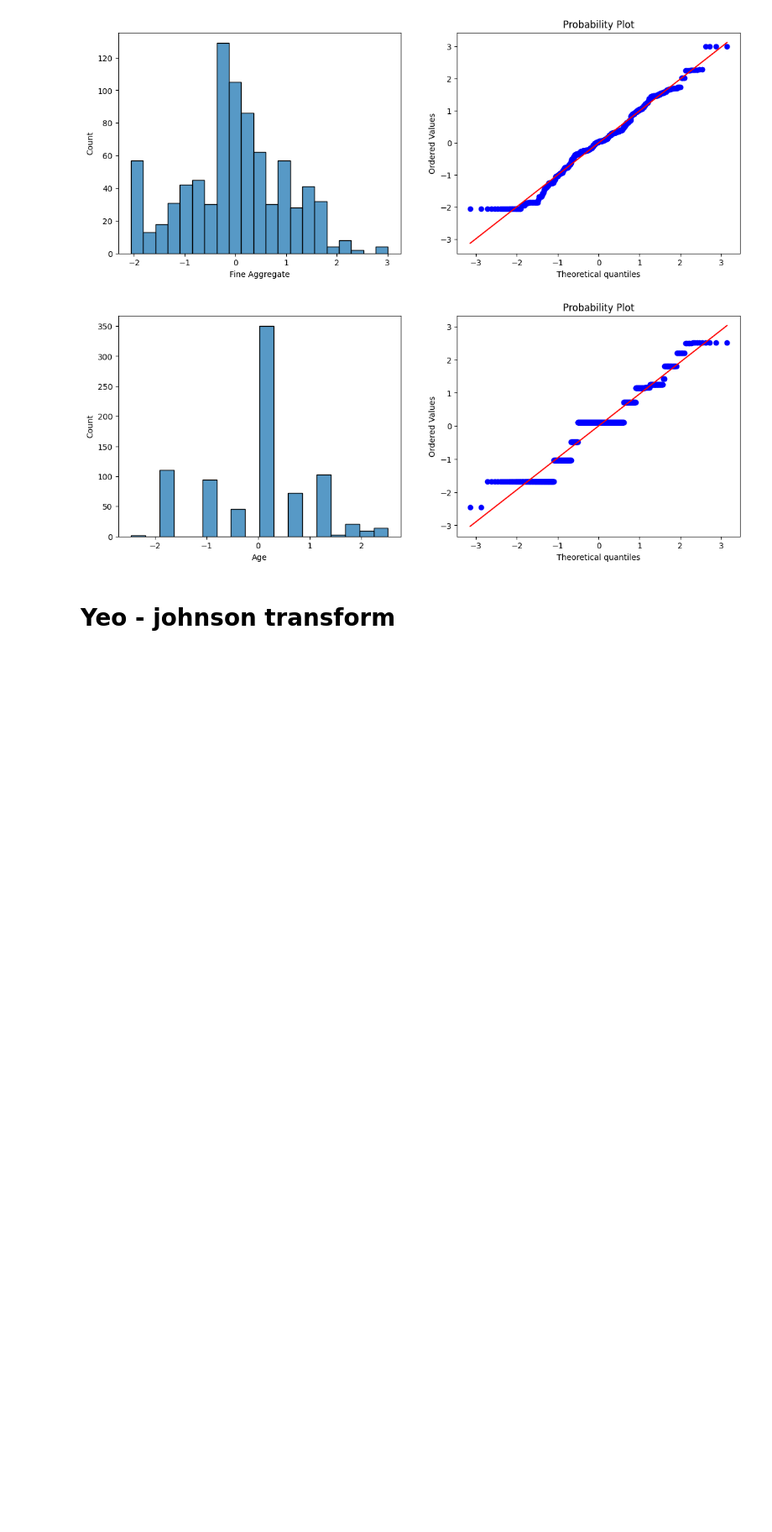
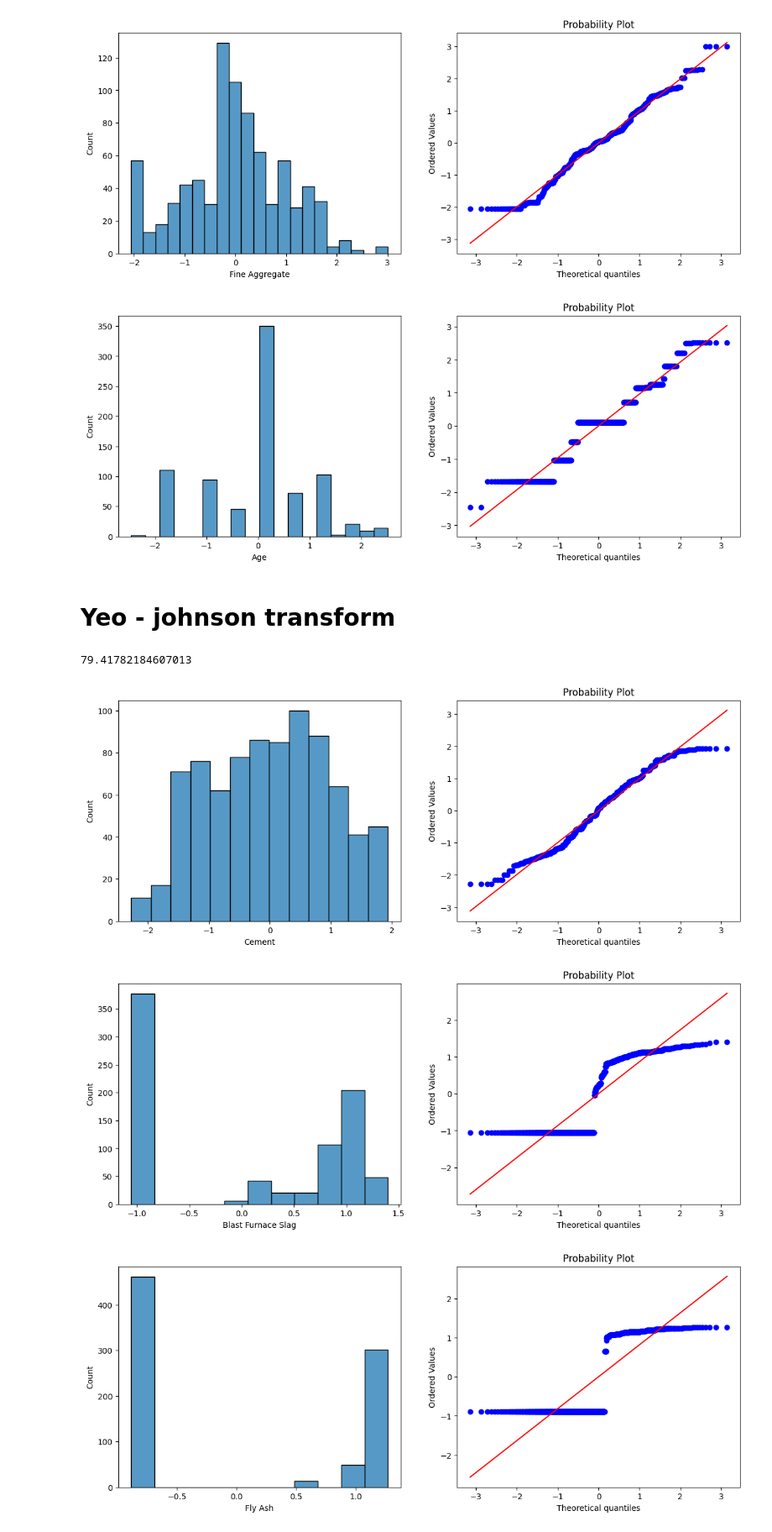
Before and after one commit to LuqmanCSE/Machine-Learning-Concepts, a Jupyter notebook: 11. Power Transformation/Box- cox & Yeo - Johnson.ipynb, the cells around one changed output. Shown at 84% size. Saved outputs shown, nothing was run; the diff lists cells and outputs as text; code cells hidden in the pictures; blank space fills up the shorter version.

Commit message:
add yeo-johnson transformation

```diff
--- a/11. Power Transformation/Box- cox & Yeo - Johnson.ipynb
+++ b/11. Power Transformation/Box- cox & Yeo - Johnson.ipynb
@@ -166,3 +162,28 @@ for col in X_train_transformed.columns:
 [figure]
 # %% [markdown]
 # Yeo - johnson transform
+# %%
+PT = PowerTransformer()
+
+X_train_transformed = PT.fit_transform(X_train)
+X_test_transformed = PT.transform(X_test)
+
+L.fit(X_train_transformed,Y_train)
+
+pred = L.predict(X_test_transformed)
+
+print(np.mean(cross_val_score(L,X_train_transformed,Y_train,scoring='r2'))*100)
+# %% [output]
+79.41782184607013
+# %%
+X_train_transformed = pd.DataFrame(X_train_transformed, columns=X_train.columns)
+for col in X_train_transformed.columns:
+    fig, axes = plt.subplots(1,2, figsize=(14,5))
+
+    sns.histplot(X_train_transformed[col], ax=axes[0])
+
+    stats.probplot(X_train_transformed[col], dist='norm', plot=plt)
+# %% [output]
+[figure, added]
+[figure, added]
+[figure, added]
```
Also changed, not shown: parts of 2 cells of this notebook.
